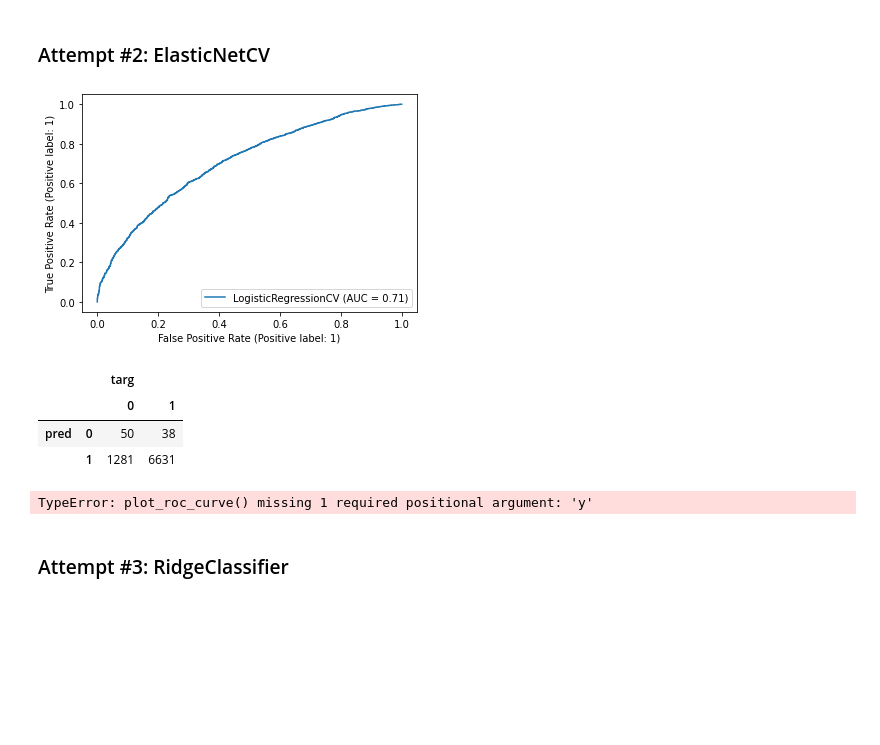
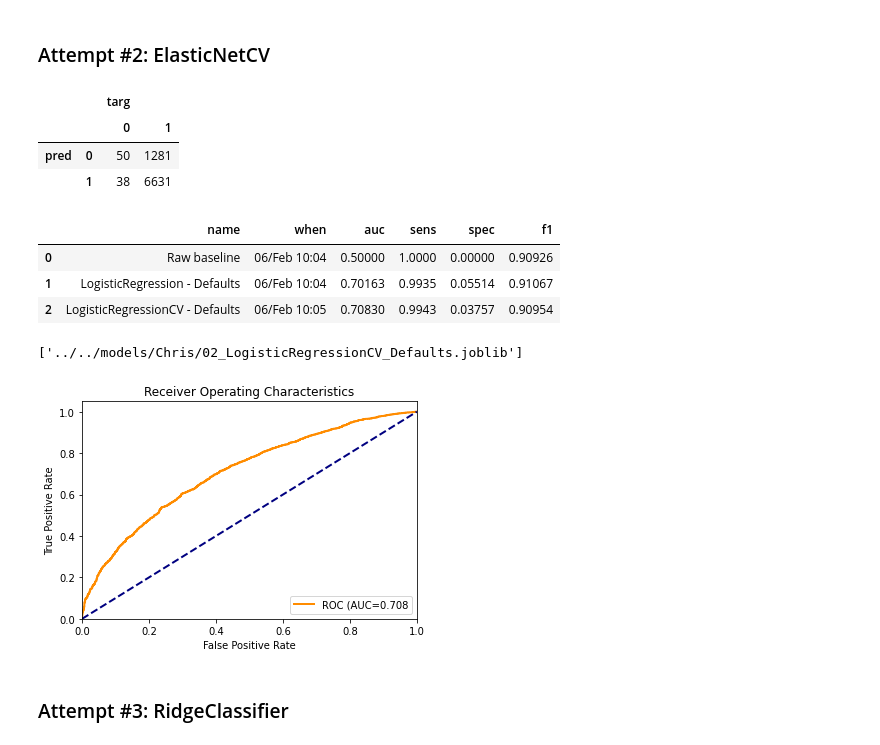
Before and after one commit to chrimaho/MDSI_ADSI_FEB21_AT1, a Jupyter notebook: notebooks/Chris/Basketball.ipynb, the cells around one changed output. Cells and saved outputs as stored; diff of their text form; code cells hidden in the pictures; blank space fills up the shorter version.

Commit message:
Updated models and report

```diff
--- a/notebooks/Chris/Basketball.ipynb
+++ b/notebooks/Chris/Basketball.ipynb
@@ -94,7 +93,7 @@ train.csv              701KB  2021-01-30 23:13:35
 pd.options.display.max_columns = None
 
 # Import data
-data = pd.read_csv("../../data/raw/train.csv")
+data = pd.read_csv("./data/raw/train.csv")
 
 # Check data
 # print(data.columns)
@@ -240,11 +240,11 @@ def plot_roc_curve(targ:np.real, pred_prob:np.real):
     from matplotlib import pyplot as plt
 
     # Assertions
-    assert np.all(np.isreal(pred))
     assert np.all(np.isreal(targ))
+    assert np.all(np.isreal(pred_prob))
 
     # Generate data
-    fpr, tpr, thresholds = roc_curve(targ, pred, pos_label=1)
+    fpr, tpr, thresholds = roc_curve(targ, pred_prob, pos_label=1)
     roc_auc = auc(fpr, tpr)
 
     # Generate plot
@@ -329,15 +329,13 @@ def save_reg_perf \
     if name==None: name=="None"
 
     # Fix dimensions of the prob part
-    if pred_prob.shape[1]>1:
-        pred_prob = pred_prob[:,0]
+    if len(pred_prob.shape)>1:
+        pred_prob = pred_prob[:,1]
 
     # Perform calculations
     val_now = pd.Timestamp.now().strftime('%d/%b %H:%M')
-    # val_auc = round(roc_auc(targ,pred_prob), 5)
+    val_auc = round(roc_auc(targ,pred_prob), 5)
     fpr, tpr, thre = roc_curve(targ, pred_prob, pos_label=1)
-    val_auc = auc(fpr, tpr)
-    print(val_auc)
     tn, fp, fn, tp = conf(targ,pred).ravel()
     val_sens = round(tp/(tp+fn), 5)
     val_spec = round(tn/(tn+fp), 5)
@@ -447,34 +454,33 @@ TypeError: 'bool' object is not callable
 # %%
 # Import model
 from sklearn.linear_model import LogisticRegressionCV
 
 # Instantiate
 reg = LogisticRegressionCV(random_state=123)
 
 # Train
 reg.fit(feat, targ)
 
 # Predict on validation data
 pred = reg.predict(feat)
-pred_prob = reg.decision_function(feat)
-
-from matplotlib import pyplot as plt
-from sklearn.metrics import plot_roc_curve
-plot_roc_curve(reg, feat, targ)
-plt.show()
+pred_prob = reg.predict_proba(feat)
 
 # Check performance
-save_reg_perf(pred, targ, pred_prob, "LogisticRegressionCV - Defaults")
+save_reg_perf(targ, pred, pred_prob, "LogisticRegressionCV - Defaults")
 
 # Backup
-dump(reg, "../../models/Chris/02_LogisticRegressionCV_Defaults.joblib")
+dump(reg, "./models/Chris/02_LogisticRegressionCV_Defaults.joblib")
 # %% [output]
+|  |  | targ |  |
+|  |  | 0 | 1 |
+| pred | 0 | 50 | 1281 |
+|  | 1 | 38 | 6631 |
+|  | name | when | auc | sens | spec | f1 |
+| 0 | Raw baseline | 06/Feb 10:04 | 0.50000 | 1.0000 | 0.00000 | 0.90926 |
+| 1 | LogisticRegression - Defaults | 06/Feb 10:04 | 0.70163 | 0.9935 | 0.05514 | 0.91067 |
+| 2 | LogisticRegressionCV - Defaults | 06/Feb 10:05 | 0.70830 | 0.9943 | 0.03757 | 0.90954 |
+['../../models/Chris/02_LogisticRegressionCV_Defaults.joblib']
-[figure, old version]
+[figure, new version]
-|  |  | targ |  |
-|  |  | 0 | 1 |
-| pred | 0 | 50 | 38 |
-|  | 1 | 1281 | 6631 |
-TypeError: plot_roc_curve() missing 1 required positional argument: 'y'
 # %%
 # Slignt improvement. But nothing substantive yet.
 # %% [markdown]
```
Also changed, not shown: parts of 25 cells of this notebook, 8 other files.
